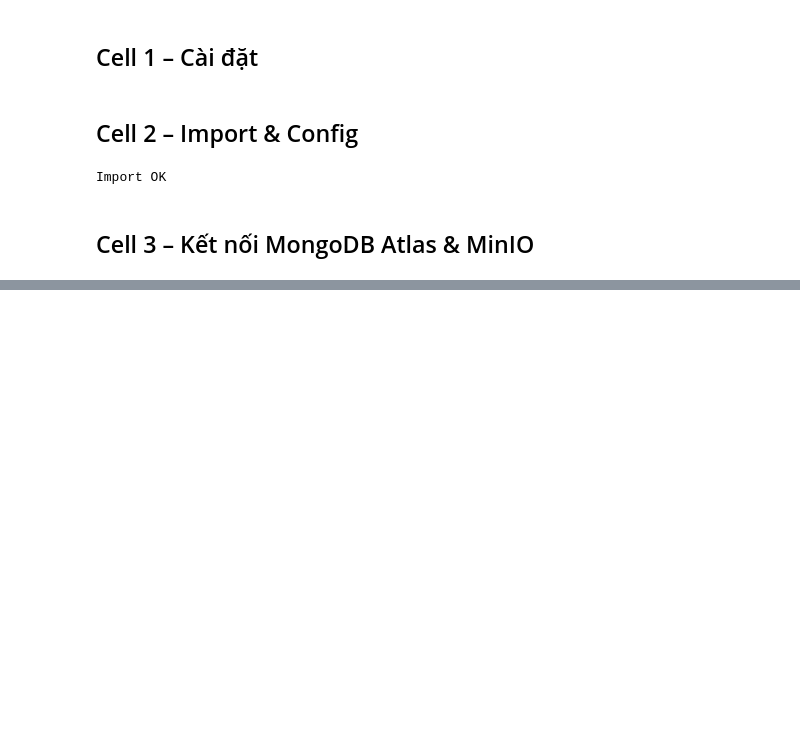
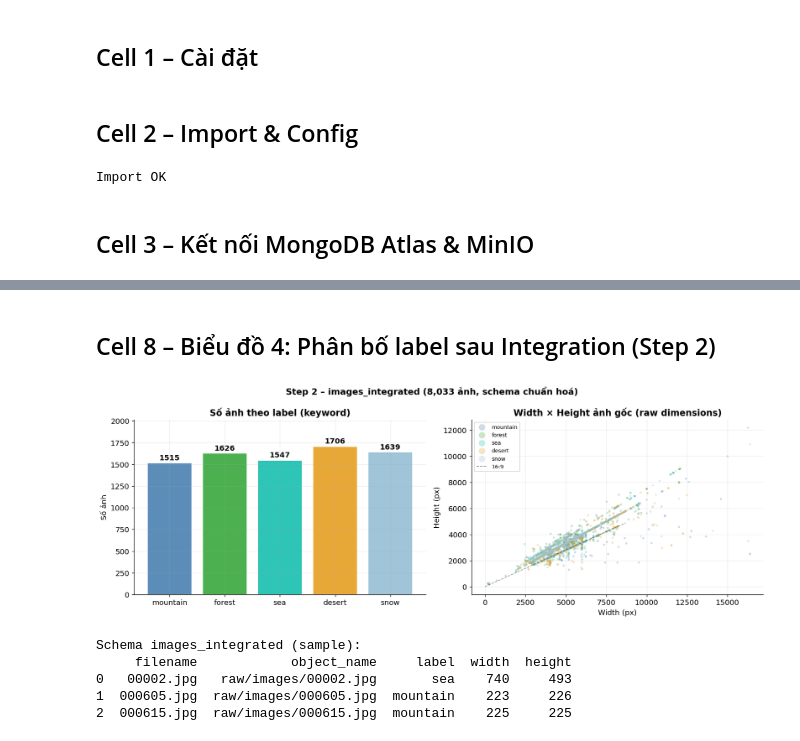
Before and after one commit to phatdat20905/landscape-image-clustering, a Jupyter notebook: notebooks/eda_preprocessing.ipynb, the cells around one changed output, grey strips where cells are left out. Cells and saved outputs as stored; diff of their text form; code cells hidden in the pictures; blank space fills up the shorter version.

```diff
--- a/notebooks/eda_preprocessing.ipynb
+++ b/notebooks/eda_preprocessing.ipynb
@@ -678,0 +294,48 @@ print(SEP)
+# %% [markdown]
+## Cell 8 – Biểu đồ 4: Phân bố label sau Integration (Step 2)
+# %%
+if len(df_integ) > 0 and 'label' in df_integ.columns:
+    lbl_cnt = df_integ['label'].value_counts().reindex(KEYWORDS, fill_value=0)
+
+    fig, axes = plt.subplots(1, 2, figsize=(14, 5))
+    fig.suptitle(f'Step 2 – images_integrated ({len(df_integ):,} ảnh, schema chuẩn hoá)',
+                 fontsize=13, fontweight='bold')
+
+    # Bar label
+    bars = axes[0].bar(lbl_cnt.index, lbl_cnt.values,
+               color=[KW_COLORS[k] for k in lbl_cnt.index], edgecolor='white')
+    axes[0].set_title('Số ảnh theo label (keyword)', fontweight='bold')
+    axes[0].set_ylabel('Số ảnh')
+    axes[0].set_ylim(0, lbl_cnt.max()*1.18)
+    for bar, v in zip(bars, lbl_cnt.values):
+        axes[0].text(bar.get_x()+bar.get_width()/2,
+                    v+lbl_cnt.max()*0.02, str(v),
+                    ha='center', fontweight='bold', fontsize=11)
+
+    # Scatter width × height
+    if 'width' in df_integ.columns and 'height' in df_integ.columns:
+        for kw in KEYWORDS:
+            sub = df_integ[df_integ['label']==kw]
+            axes[1].scatter(sub['width'], sub['height'],
+                           c=[KW_COLORS[kw]], alpha=0.3, s=10,
+                           label=kw, edgecolors='none')
+        axes[1].set_title('Width × Height ảnh gốc (raw dimensions)', fontweight='bold')
+        axes[1].set_xlabel('Width (px)'); axes[1].set_ylabel('Height (px)')
+        xmax = df_integ['width'].quantile(0.98)
+        axes[1].plot([0,xmax],[0,xmax*9/16],'k--',linewidth=1,alpha=0.4,label='16:9')
+        axes[1].legend(markerscale=3, fontsize=8)
+
+    plt.tight_layout()
+    plt.savefig('reports/preprocessing/04_integration_label.png', dpi=150, bbox_inches='tight')
+    plt.show()
+
+    # Schema check
+    print('Schema images_integrated (sample):')
+    print(df_integ[['filename','object_name','label','width','height']].head(3).to_string())
+# %% [output]
+[figure, added]
+Schema images_integrated (sample):
+     filename            object_name     label  width  height
+0   00002.jpg   raw/images/00002.jpg       sea    740     493
+1  000605.jpg  raw/images/000605.jpg  mountain    223     226
+2  000615.jpg  raw/images/000615.jpg  mountain    225     225
```
Also changed, not shown: parts of 53 cells of this notebook, 4 other files.
